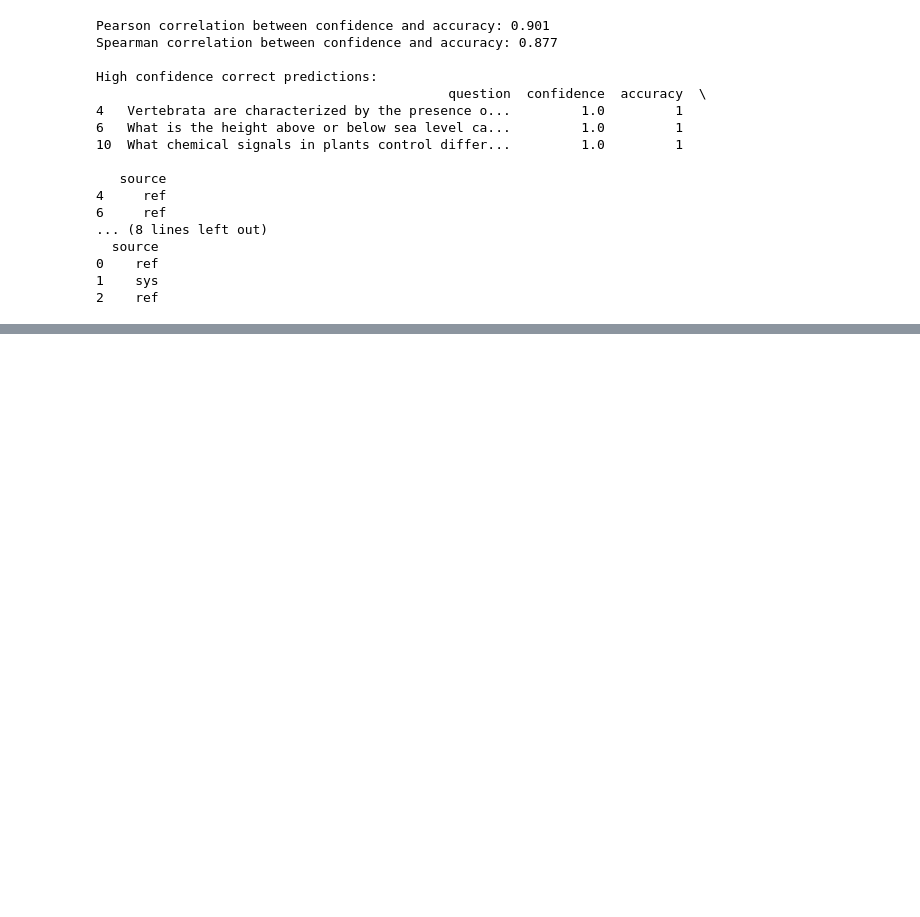
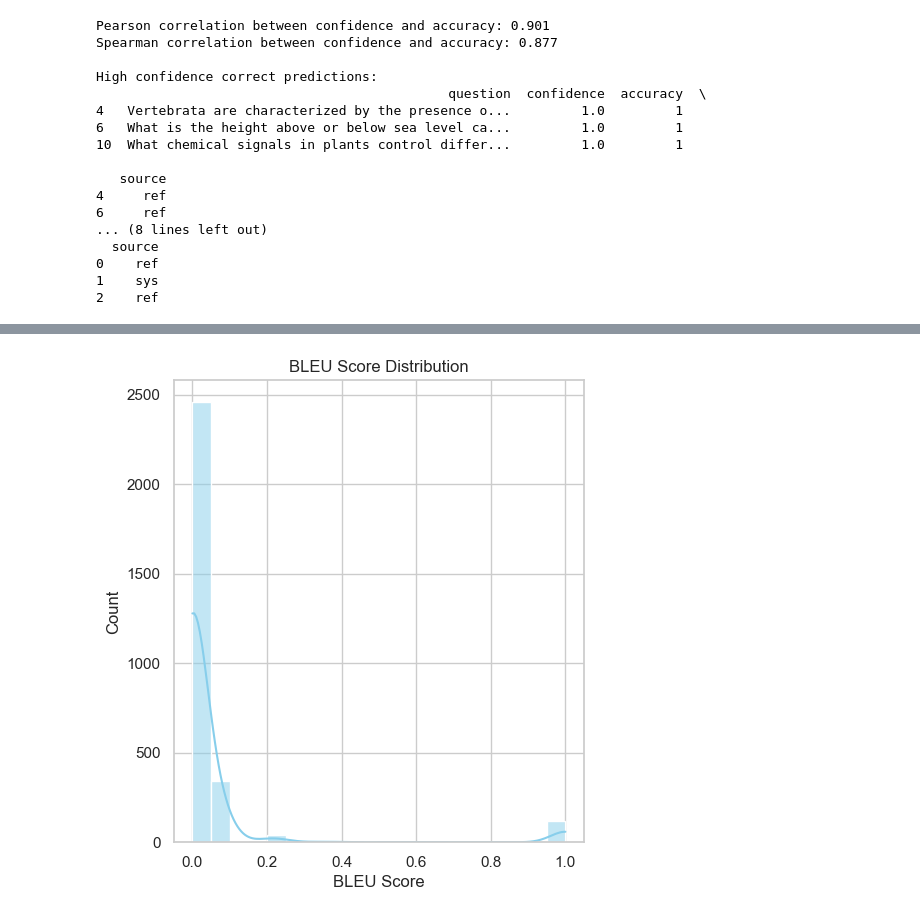
Before and after one commit to himawanbayu/nlp-team-3, a Jupyter notebook: results/qwen/Support_False/Exploration.ipynb, the cells around one changed output, grey strips where cells are left out. Drawn from its saved outputs; the diff is of its cells as text; code cells hidden in the pictures; blank space fills up the shorter version.

```diff
--- a/results/qwen/Support_False/Exploration.ipynb
+++ b/results/qwen/Support_False/Exploration.ipynb
@@ -744,3 +703,102 @@ High confidence correct predictions:
 0    ref
 1    sys
 2    ref
+# %%
+df = pd.read_csv("../../../generated_distractors/qwen_distractors_filtered.csv")
+
+# Initialize tools
+smoother = SmoothingFunction().method4
+rouge = rouge_scorer.RougeScorer(['rougeL'], use_stemmer=True)
+sbert_model = SentenceTransformer('all-MiniLM-L6-v2')
+
+# Storage
+bleu_scores = []
+rouge_scores = []
+sbert_scores = []
+
+# Loop through rows
+for _, row in df.iterrows():
+    ref_distractors = [row['ref_distractor1'], row['ref_distractor2'], row['ref_distractor3']]
+    sys_distractors = [row['sys_distractor1'], row['sys_distractor2'], row['sys_distractor3']]
+
+    for ref, sys in zip(ref_distractors, sys_distractors):
+        # BLEU: n-gram overlap
+        bleu = sentence_bleu([ref.split()], sys.split(), smoothing_function=smoother)
+        bleu_scores.append(bleu)
+
+        # ROUGE: recall of overlapping phrases
+        rougeL = rouge.score(ref, sys)['rougeL'].fmeasure
+        rouge_scores.append(rougeL)
+
+        # SBERT: semantic similarity
+        emb_ref = sbert_model.encode(ref, convert_to_tensor=True)
+        emb_sys = sbert_model.encode(sys, convert_to_tensor=True)
+        sim = util.cos_sim(emb_ref, emb_sys).item()
+        sbert_scores.append(sim)
+
+# Add to dataframe
+df_bleu = pd.DataFrame({
+    'BLEU': bleu_scores,
+    'ROUGE-L': rouge_scores,
+    'SBERT': sbert_scores
+})
+
+# Averages
+print("Average BLEU:", df_bleu['BLEU'].mean())
+print("Average ROUGE-L:", df_bleu['ROUGE-L'].mean())
+print("Average SBERT:", df_bleu['SBERT'].mean())
+
+
+# Set style
+sns.set(style="whitegrid")
+
+# Larger figure for better scaling
+plt.figure(figsize=(18, 6))  # Wider and taller
+
+# BLEU Score Distribution
+plt.subplot(1, 3, 1)
+sns.histplot(df_bleu['BLEU'], bins=20, kde=True, color='skyblue')
+plt.title("BLEU Score Distribution")
+plt.xlabel("BLEU Score")
+plt.ylabel("Count")
+plt.show()
+
+# ROUGE-L Score Distribution
+plt.figure(figsize=(18, 6))
+plt.subplot(1, 3, 2)
+sns.histplot(df_bleu['ROUGE-L'], bins=20, kde=True, color='salmon')
+plt.title("ROUGE-L Score Distribution")
+plt.xlabel("ROUGE-L Score")
+plt.ylabel("Count")
+plt.show()
+
+# SBERT Similarity Distribution
+plt.figure(figsize=(18, 6))
+plt.subplot(1, 3, 3)
+sns.histplot(df_bleu['SBERT'], bins=20, kde=True, color='lightgreen')
+plt.title("SBERT Similarity Distribution")
+plt.xlabel("SBERT Score")
+plt.ylabel("Count")
+
+# Automatically adjust spacing
+# plt.tight_layout()
+plt.show()
+
+
+# Boxplots for all metrics
+# plt.figure(figsize=(8, 5))
+# sns.boxplot(data=df_bleu, palette='Set2')
+# plt.title("Boxplot of BLEU, ROUGE-L, and SBERT Scores")
+# plt.ylabel("Score")
+# plt.show()
+
+# Violin plots (optional - more detailed than boxplots)
+# plt.figure(figsize=(8, 5))
+# sns.violinplot(data=df_bleu, palette='Set3')
+# plt.title("Violin Plot of BLEU, ROUGE-L, and SBERT Scores")
+# plt.ylabel("Score")
+# plt.show()
+
+# Save if needed
+# df_bleu.to_csv("distractor_similarity_scores.csv", index=False)
+# %% [output]
@@ -746,0 +808 @@ High confidence correct predictions:
+[figure, added]
```
Also changed, not shown: parts of 9 cells of this notebook, 6 other files.
